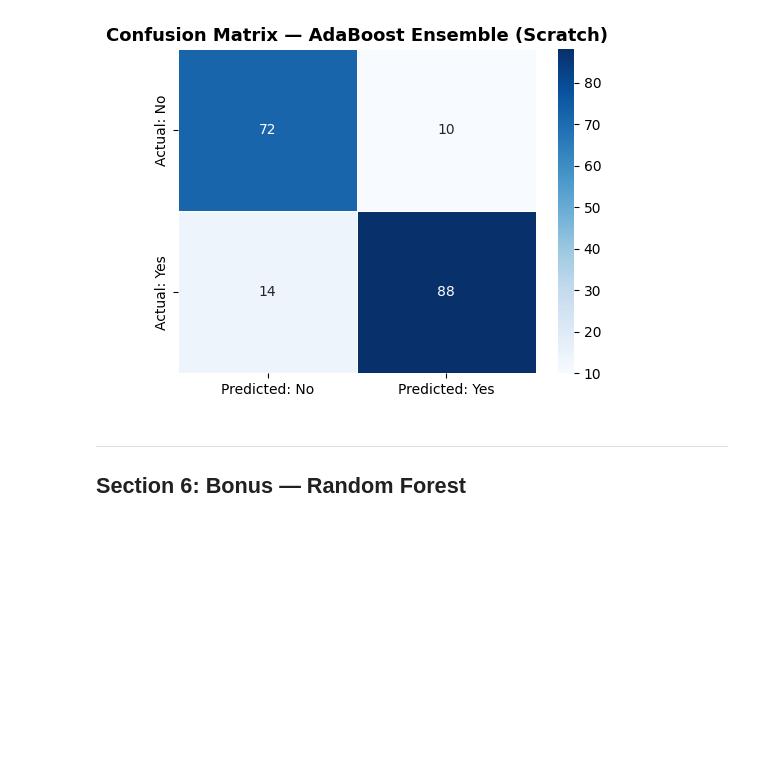
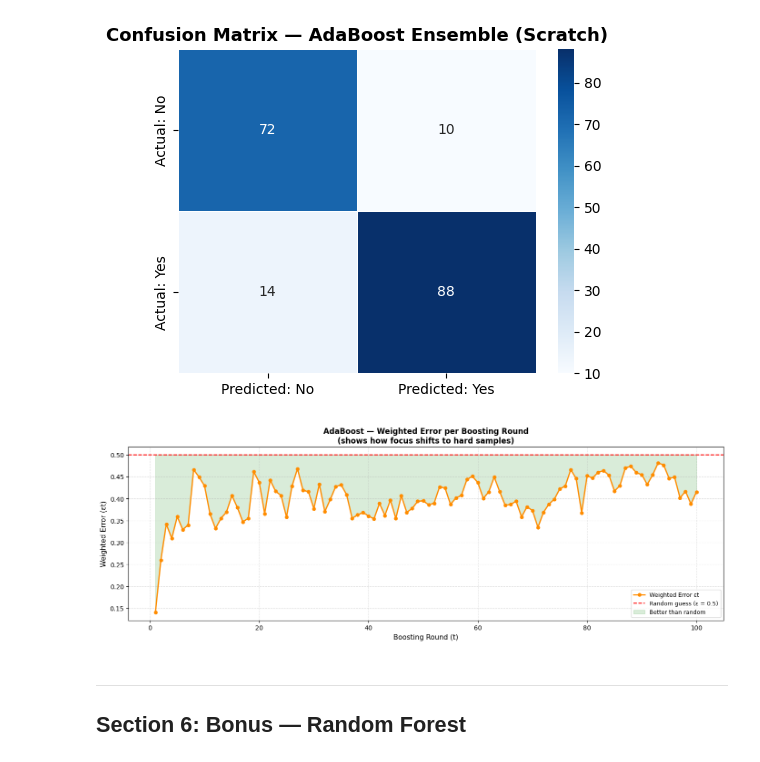
Before and after one commit to ash15764/Heart_Failure_Prediction, a Jupyter notebook: Heart_Failure_Classification.ipynb, the cells around one changed output. Cells and saved outputs as stored; diff of their text form; code cells hidden in the pictures; blank space fills up the shorter version.

```diff
--- a/Heart_Failure_Classification.ipynb
+++ b/Heart_Failure_Classification.ipynb
@@ -1159,6 +1127,45 @@ No Heart Disease       0.84      0.88      0.86        82
        macro avg       0.87      0.87      0.87       184
     weighted avg       0.87      0.87      0.87       184
 [figure]
+# %%
+# ── Most Confused Class Analysis — AdaBoost ──────────────────────────────────
+
+# 3. Per-class error bar chart
+fig, ax = plt.subplots(1, 1, figsize=(14, 5))
+
+
+# 4. Per-round weighted error plot
+round_errors = []
+n_train      = X_train_scaled.shape[0]
+w_track      = np.ones(n_train) / n_train
+y_ab_track   = np.where(y_train == 1, 1, -1).astype(float)
+
+for stump, alpha in zip(ada_final.stumps, ada_final.alphas):
+    preds_01 = stump.predict(X_train_scaled)
+    preds_ab = np.where(preds_01 == 1, 1, -1).astype(float)
+    incorrect = (preds_ab != y_ab_track).astype(float)
+    eps = np.dot(w_track, incorrect)
+    round_errors.append(eps)
+    w_track = w_track * np.exp(-alpha * y_ab_track * preds_ab)
+    w_track /= w_track.sum()
+
+ax.plot(range(1, len(round_errors) + 1), round_errors,
+        marker='o', color='darkorange', linewidth=2, markersize=5, label='Weighted Error εt')
+ax.axhline(0.5, color='red', linestyle='--', linewidth=1.5, label='Random guess (ε = 0.5)')
+ax.fill_between(range(1, len(round_errors) + 1), round_errors, 0.5,
+                where=[e < 0.5 for e in round_errors],
+                alpha=0.15, color='green', label='Better than random')
+ax.set_xlabel('Boosting Round (t)', fontsize=11)
+ax.set_ylabel('Weighted Error (εt)', fontsize=11)
+ax.set_title('AdaBoost — Weighted Error per Boosting Round\n(shows how focus shifts to hard samples)',
+             fontweight='bold')
+ax.legend(fontsize=9)
+ax.grid(True, linestyle='--', alpha=0.4)
+
+plt.tight_layout()
+plt.show()
+# %% [output]
+[figure, added]
 # %% [markdown]
 ---
 ## Section 6: Bonus — Random Forest
```
Also changed, not shown: parts of 7 cells of this notebook, 1 other file.
